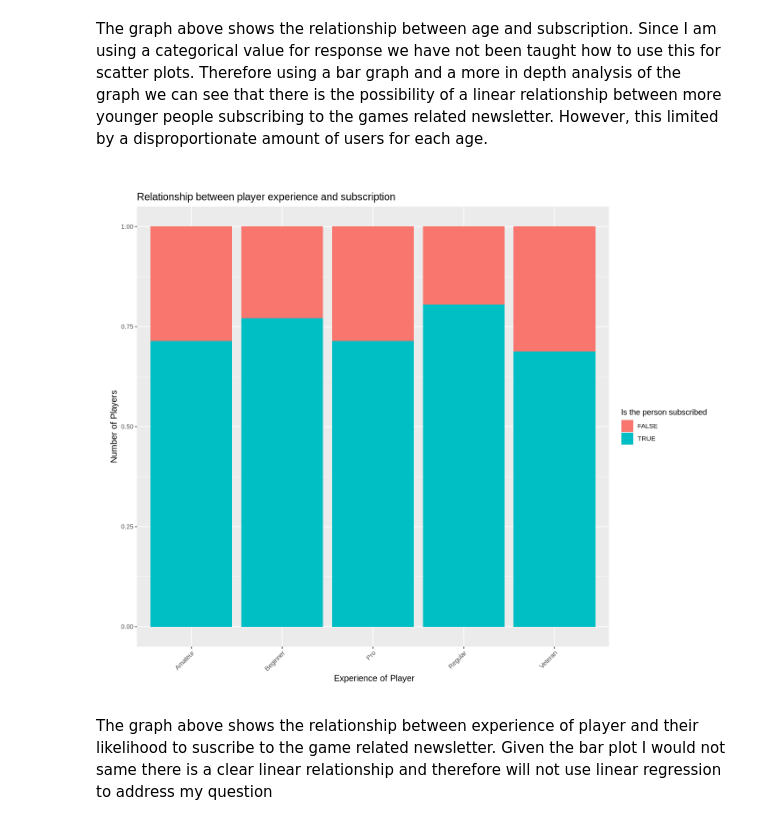
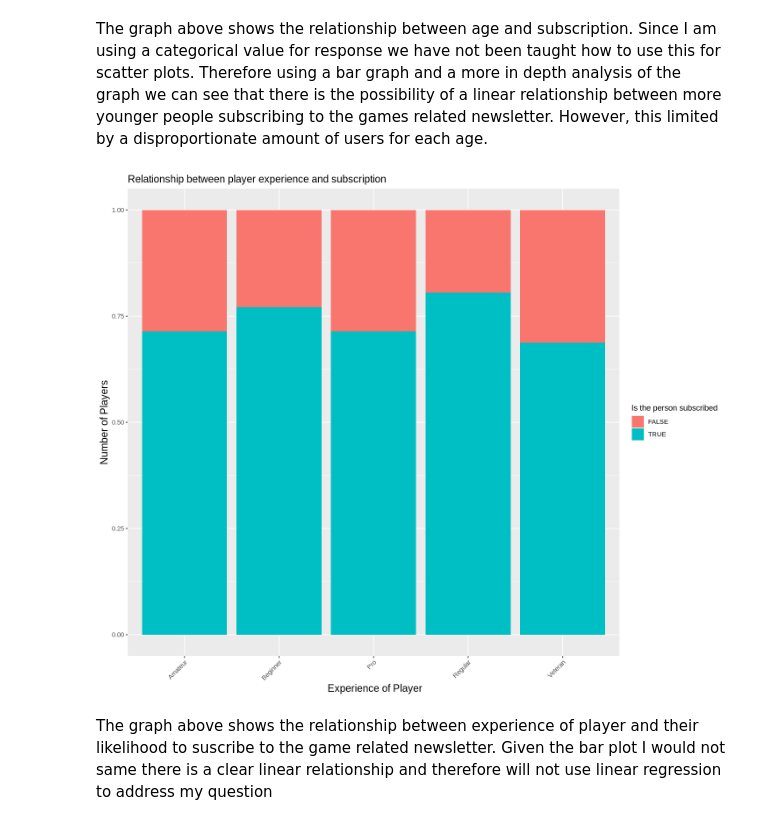
Before and after one commit to Jvantunen/DSCI_minecraft_project_group2, a Jupyter notebook: DSCI_individual_progect_Group_2.ipynb, the cells around one changed output. Drawn from its saved outputs; the diff is of its cells as text; code cells hidden in the pictures.

Commit message:
Still trying to edit my changes in graph 2

```diff
--- a/DSCI_individual_progect_Group_2.ipynb
+++ b/DSCI_individual_progect_Group_2.ipynb
@@ -216,22 +216,19 @@ The graph above shows the relationship between age and subscription. Since I am
 # %%
 #visualization of experience vs suscribe
 
 graph_of_experience<- players|>
 ggplot(aes(x = experience, fill = subscribe))+
 geom_bar(position = 'fill')+
 xlab(" Experience of Player") +
 ylab("Number of Players")+
 labs(fill = "Is the person subscribed")+
 ggtitle("Relationship between player experience and subscription")+
 theme(plot.title = element_text(size = 14),
-        axis.title = element_text(size = 12),
-        axis.text.x = element_text(angle = 45, hjust = 1),
-        plot.margin = margin(30, 20, 20, 20))
+        axis.title = element_text(size = 14),
+        axis.text.x = element_text(angle = 45, hjust = 1))
 graph_of_experience
-
-ggsave("graph_of_experience.png", plot = graph_of_experience, width = 8, height = 6, dpi = 150)
 # %% [output]
-[figure, old version]
+[figure, new version]
 # %% [markdown]
 The graph above shows the relationship between experience of player and their likelihood to suscribe to the game related newsletter. Given the bar plot I would not same there is a clear linear relationship and therefore will not use linear regression to address my question
 # %% [markdown]
```
